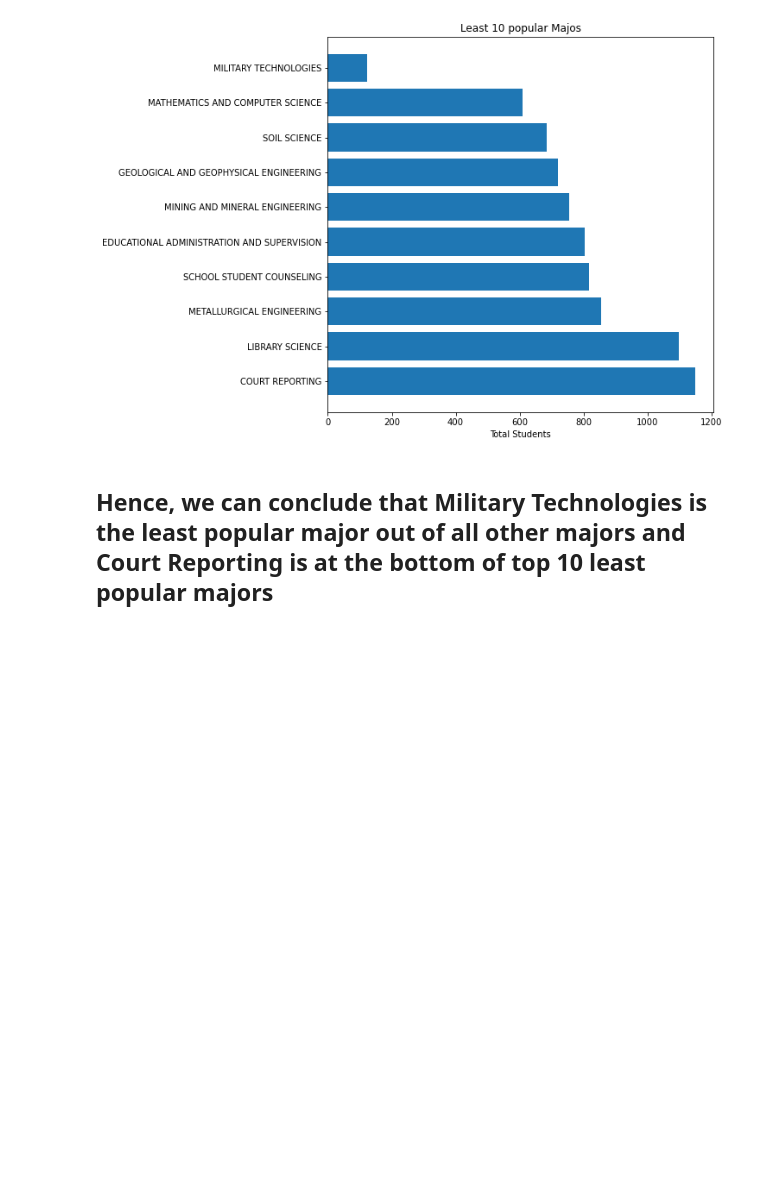
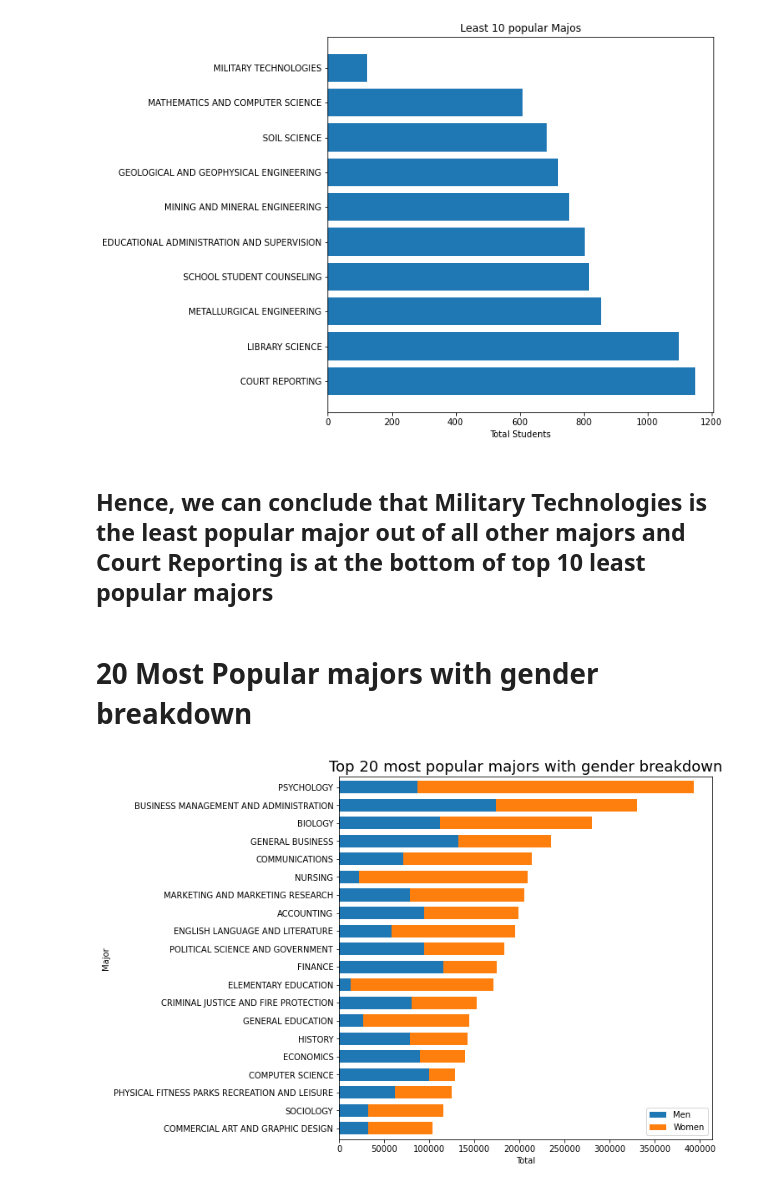
Before and after one commit to puneettokhi/CMPE255, a Jupyter notebook: college_major_analysis.ipynb, the cells around one changed output. Cells and saved outputs as stored; diff of their text form; code cells hidden in the pictures; blank space fills up the shorter version.

```diff
--- a/college_major_analysis.ipynb
+++ b/college_major_analysis.ipynb
@@ -349,3 +412,17 @@ plt.show()
 [figure]
 # %% [markdown]
 ## Hence, we can conclude that Military Technologies is the least popular major out of all other majors and Court Reporting is at the bottom of top 10 least popular majors
+# %% [markdown]
+# 20 Most Popular majors with gender breakdown
+# %%
+total_graduates_by_major = recent_grads_df.groupby('Major').sum().sort_values('Total', ascending=False).head(20).reset_index()
+
+major_gender_df = total_graduates_by_major.sort_values('Total')[['Major', 'Men', 'Women']]
+major_gender_df.set_index('Major', inplace=True)
+major_gender_df.plot(kind='barh', stacked=True, figsize=(8,8), width=0.7)
+
+plt.xlabel('Total')
+plt.title('Top 20 most popular majors with gender breakdown', fontdict={'fontsize': 18})
+plt.show()
+# %% [output]
+[figure, added]
```
Also changed, not shown: parts of 18 cells of this notebook.
